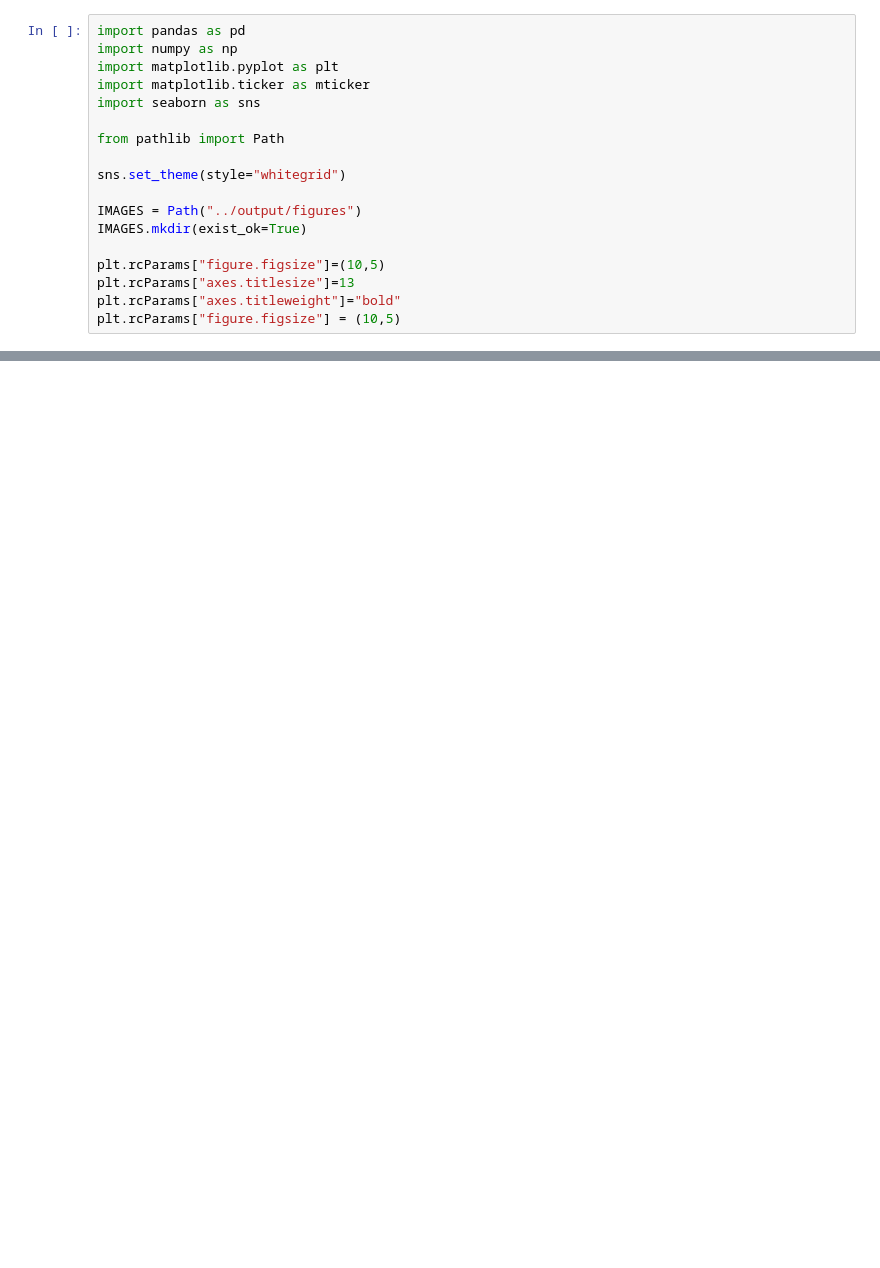
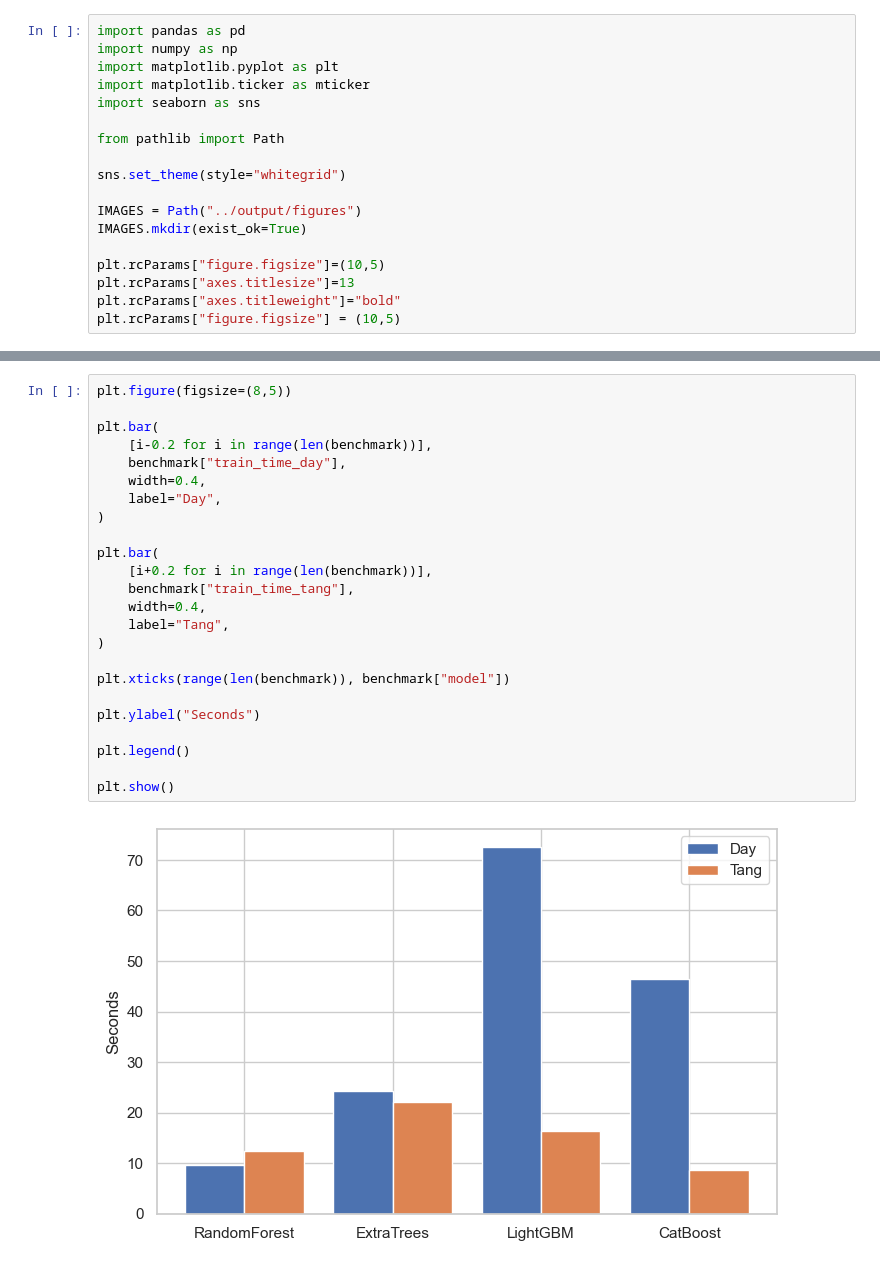
Before and after one commit to KhoaMChe/Warehouse_AI_optimization, a Jupyter notebook: notebooks/model.ipynb, the cells around one changed output, grey strips where cells are left out. Cells and saved outputs as stored; diff of their text form; blank space fills up the shorter version.

```diff
--- a/notebooks/model.ipynb
+++ b/notebooks/model.ipynb
@@ -36,0 +88,26 @@ Name: count, dtype: int64
+# %%
+plt.figure(figsize=(8,5))
+
+plt.bar(
+    [i-0.2 for i in range(len(benchmark))],
+    benchmark["train_time_day"],
+    width=0.4,
+    label="Day",
+)
+
+plt.bar(
+    [i+0.2 for i in range(len(benchmark))],
+    benchmark["train_time_tang"],
+    width=0.4,
+    label="Tang",
+)
+
+plt.xticks(range(len(benchmark)), benchmark["model"])
+
+plt.ylabel("Seconds")
+
+plt.legend()
+
+plt.show()
+# %% [output]
+[figure, added]
```
Also changed, not shown: parts of 7 cells of this notebook, 11 other files.
